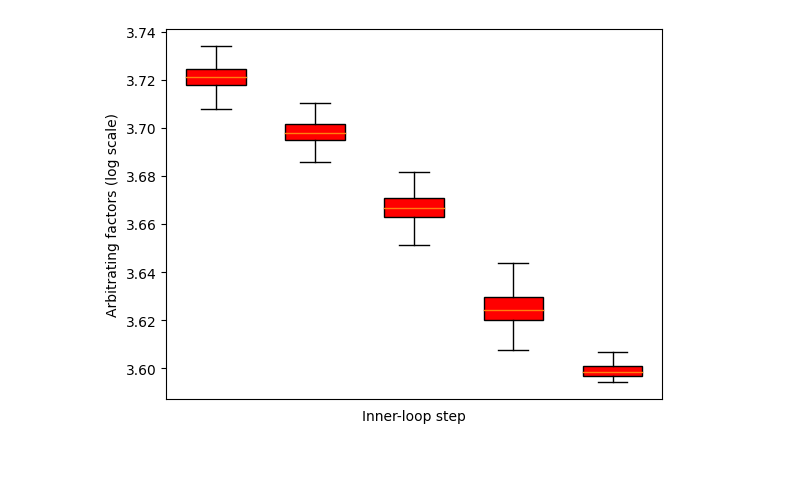
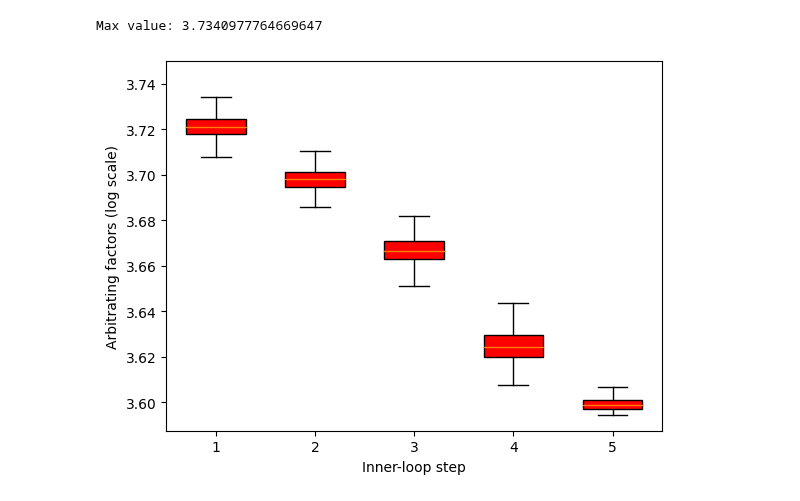
Before and after one commit to SKKUJMLim/MAML, a Jupyter notebook: Test_jupyternotebook/Arbitrating_factor.ipynb, the cells around one changed output. Cells and saved outputs as stored; diff of their text form; code cells hidden in the pictures; blank space fills up the shorter version.

```diff
--- a/Test_jupyternotebook/Arbitrating_factor.ipynb
+++ b/Test_jupyternotebook/Arbitrating_factor.ipynb
@@ -27,34 +27,38 @@ arbiter_info_CIFAR_FS = arbiter_info_CIFAR_FS.groupby('num_step')
 arbiter_info_CUB = arbiter_info[arbiter_info['current_iter']=='CUB']
 arbiter_info_CUB = arbiter_info_CUB.groupby('num_step')
 # %%
-group_names = []
+x = [1, 2, 3, 4, 5]
 filtered_values_2 = []
 
 for name, group in arbiter_info_mini_imagenet:
     group_values = group['all_grads_l2norm']
     group_values = np.log(group_values)
     filtered_values_2.append(group_values)
 
 
-# positions_2 = [i * 2.0 + 0.8 for i in range(len(filtered_values_2))]
+max_value = max(max(group) for group in filtered_values_2)
+print("Max value:", max_value)
 
 
 # 두 번째 박스플롯
 plt.boxplot(filtered_values_2, widths=0.6, patch_artist=True,
             boxprops=dict(facecolor='red'), showfliers=False)
 
 # x축 라벨 설정
-plt.xticks([i * 2.0 + 0.4 for i in range(len(group_names))], group_names)
+plt.xticks(x)
 
 # 그래프 라벨 및 제목 설정
 plt.xlabel('Inner-loop step')
 plt.ylabel('Arbitrating factors (log scale)')
 # plt.title('Arbitrating factors')
 
+plt.ylim(None, 3.75)
+
 # # 그래프를 표시합니다
 # plt.show()
 
 # 그래프를 저장합니다
 plt.savefig('Arbitrating_factor_miniImageNet' + '.png')
 # %% [output]
+Max value: 3.7340977764669647
-[figure, old version]
+[figure, new version]
```
Also changed, not shown: parts of 3 cells of this notebook.
